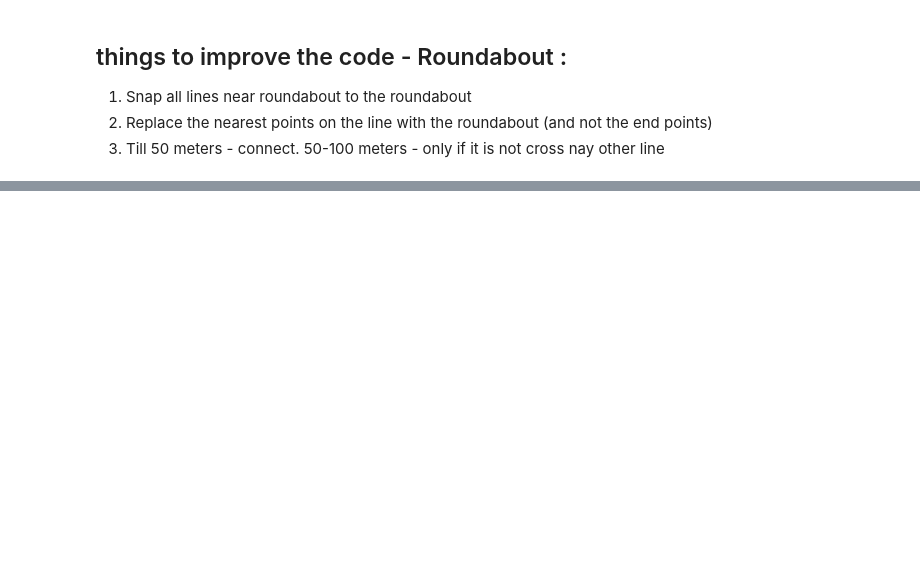
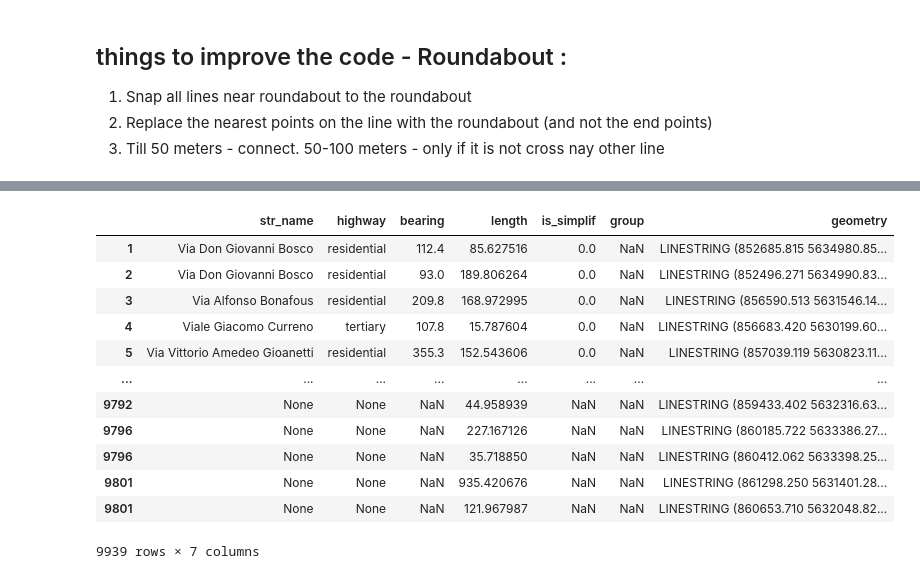
Before and after one commit to achic19/micro_walking, a Jupyter notebook: notebook/output/turin/data_from_osm.ipynb, the cells around one changed output, grey strips where cells are left out. Cells and saved outputs as stored; diff of their text form; code cells hidden in the pictures; blank space fills up the shorter version.

```diff
--- a/notebook/output/turin/data_from_osm.ipynb
+++ b/notebook/output/turin/data_from_osm.ipynb
@@ -732,0 +662,17 @@ sjoin_end_net
+# %%
+final = only_connected_gdf.drop(index= delete_short.index)
+final
+# %% [output]
+|  | str_name | highway | bearing | length | is_simplif | group | geometry |
+| 1 | Via Don Giovanni Bosco | residential | 112.4 | 85.627516 | 0.0 | NaN | LINESTRING (852685.815 5634980.85... |
+| 2 | Via Don Giovanni Bosco | residential | 93.0 | 189.806264 | 0.0 | NaN | LINESTRING (852496.271 5634990.83... |
+| 3 | Via Alfonso Bonafous | residential | 209.8 | 168.972995 | 0.0 | NaN | LINESTRING (856590.513 5631546.14... |
+| 4 | Viale Giacomo Curreno | tertiary | 107.8 | 15.787604 | 0.0 | NaN | LINESTRING (856683.420 5630199.60... |
+| 5 | Via Vittorio Amedeo Gioanetti | residential | 355.3 | 152.543606 | 0.0 | NaN | LINESTRING (857039.119 5630823.11... |
+| ... | ... | ... | ... | ... | ... | ... | ... |
+| 9792 | None | None | NaN | 44.958939 | NaN | NaN | LINESTRING (859433.402 5632316.63... |
+| 9796 | None | None | NaN | 227.167126 | NaN | NaN | LINESTRING (860185.722 5633386.27... |
+| 9796 | None | None | NaN | 35.718850 | NaN | NaN | LINESTRING (860412.062 5633398.25... |
+| 9801 | None | None | NaN | 935.420676 | NaN | NaN | LINESTRING (861298.250 5631401.28... |
+| 9801 | None | None | NaN | 121.967987 | NaN | NaN | LINESTRING (860653.710 5632048.82... |
+9939 rows × 7 columns
```
Also changed, not shown: parts of 60 cells of this notebook.
